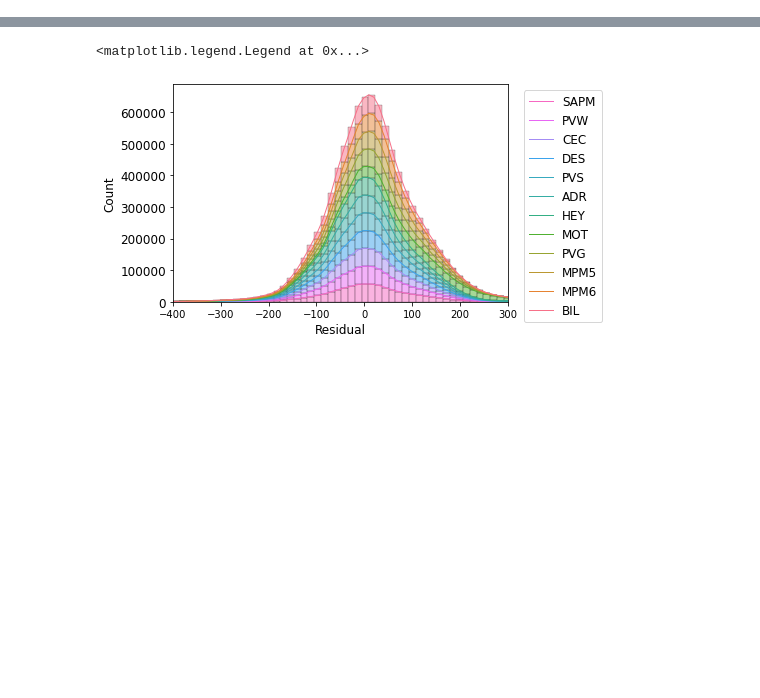
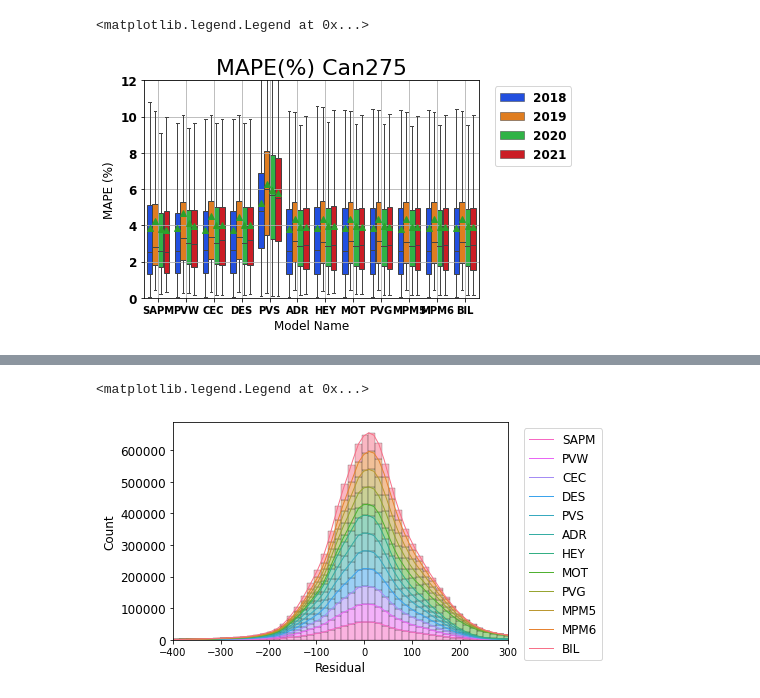
Before and after one commit to lmdeville/PV-Modeling, a Jupyter notebook: PVLT/PVLT_Append.ipynb, the cells around one changed output, grey strips where cells are left out. Drawn from its saved outputs; the diff is of its cells as text; code cells hidden in the pictures; blank space fills up the shorter version.

```diff
--- a/PVLT/PVLT_Append.ipynb
+++ b/PVLT/PVLT_Append.ipynb
@@ -35,7 +35,7 @@ mpl.rcParams['axes.titlesize']=22
 #This is where all the input info should be
 #Valid module names : LG, Panasonic, Can270, Can275, HanQPlus, HanQPeak, MissionSolar, Jinko
 mod_name = 'Can275'
-mettablename =  'dbo.SNLA_Met_DataOut'
+mettablename =  'dbo.SNLA_MET_DataOut'
 # %%
 #Reads in an excel file of all necessary module coefficients, string lengths, system dates, etc
 mod_info = pd.read_excel('module_coefficients.xlsx')
@@ -424,3 +402,12 @@ meta
+# %%
+ax = sns.boxplot(x='Model Name', y='MAPE (%)', data = meta, hue='Year', showmeans=True, showfliers=False,palette='bright')
+ax.grid(True)
+ax.set_ylim([0,12])
+ax.set_title('MAPE(%) '+mod_name)
+ax.legend(bbox_to_anchor= (1.03, 1))
+# %% [output]
+<matplotlib.legend.Legend at 0x...>
+[figure, added]
 # %%
 ax = sns.boxplot(x='Model Name', y='MBE (W)', data = meta, hue='Year', showmeans=True, showfliers=False,palette='bright')
 ax.grid(True)
```
Also changed, not shown: parts of 66 cells of this notebook, 3 other files.
